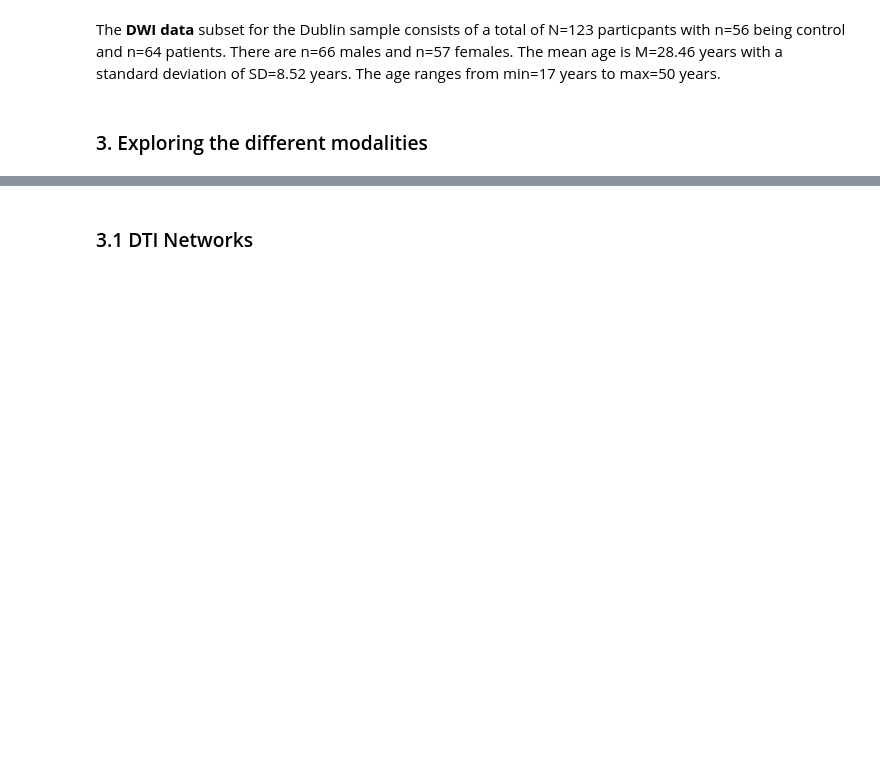
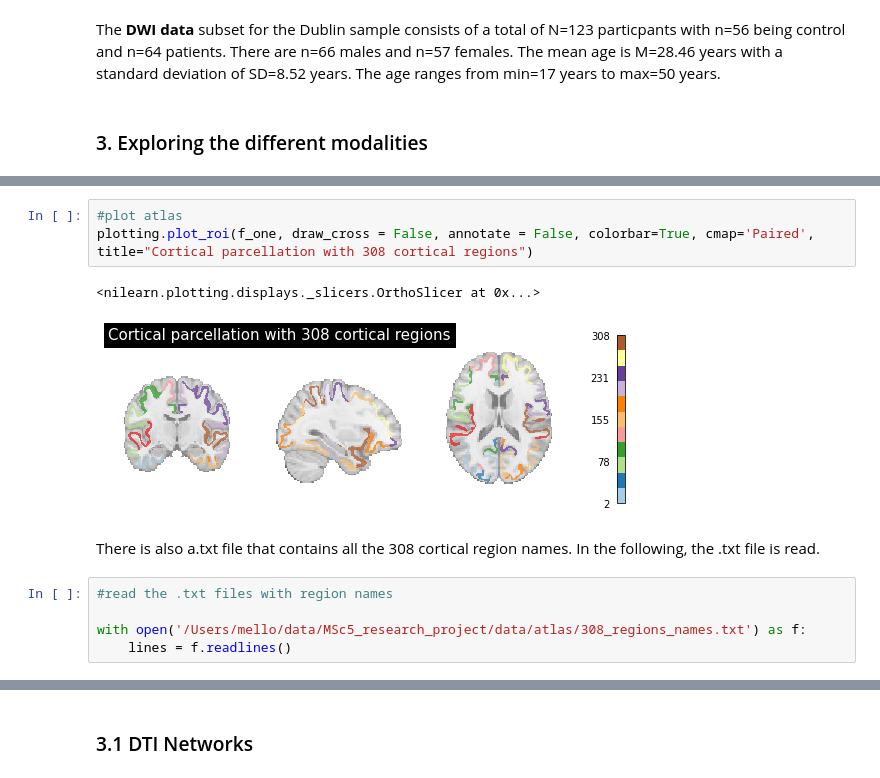
Before and after one commit to mello-y/MSc5_research_project, a Jupyter notebook: data/Data_exploration.ipynb, the cells around one changed output, grey strips where cells are left out. Cells and saved outputs as stored; diff of their text form; blank space fills up the shorter version.

Commit message:
added atlas and CT information

```diff
--- a/data/Data_exploration.ipynb
+++ b/data/Data_exploration.ipynb
@@ -311,0 +228,13 @@ plotting.plot_stat_map(f_one, display_mode='x', threshold=1.,
+# %%
+#plot atlas
+plotting.plot_roi(f_one, draw_cross = False, annotate = False, colorbar=True, cmap='Paired', title="Cortical parcellation with 308 cortical regions")
+# %% [output]
+<nilearn.plotting.displays._slicers.OrthoSlicer at 0x...>
+[figure, added]
+# %% [markdown]
+There is also a.txt file that contains all the 308 cortical region names. In the following, the .txt file is read.
+# %%
+#read the .txt files with region names
+
+with open('/Users/mello/data/MSc5_research_project/data/atlas/308_regions_names.txt') as f:
+    lines = f.readlines()
```
Also changed, not shown: parts of 41 cells of this notebook.
